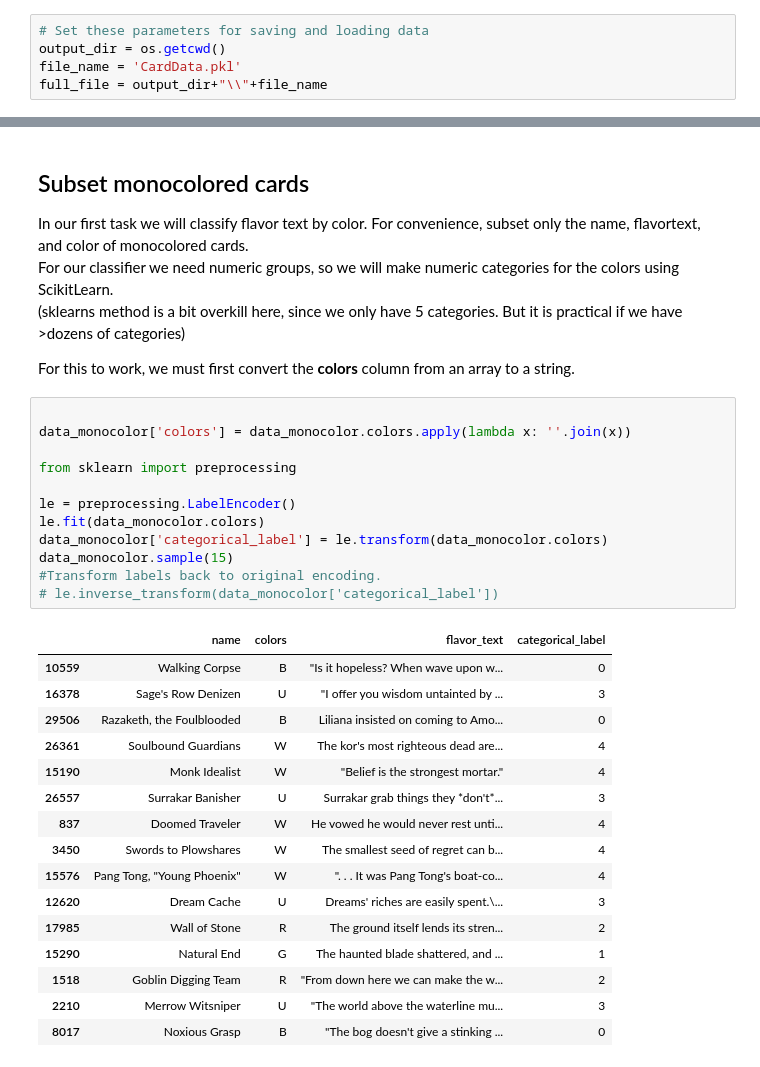
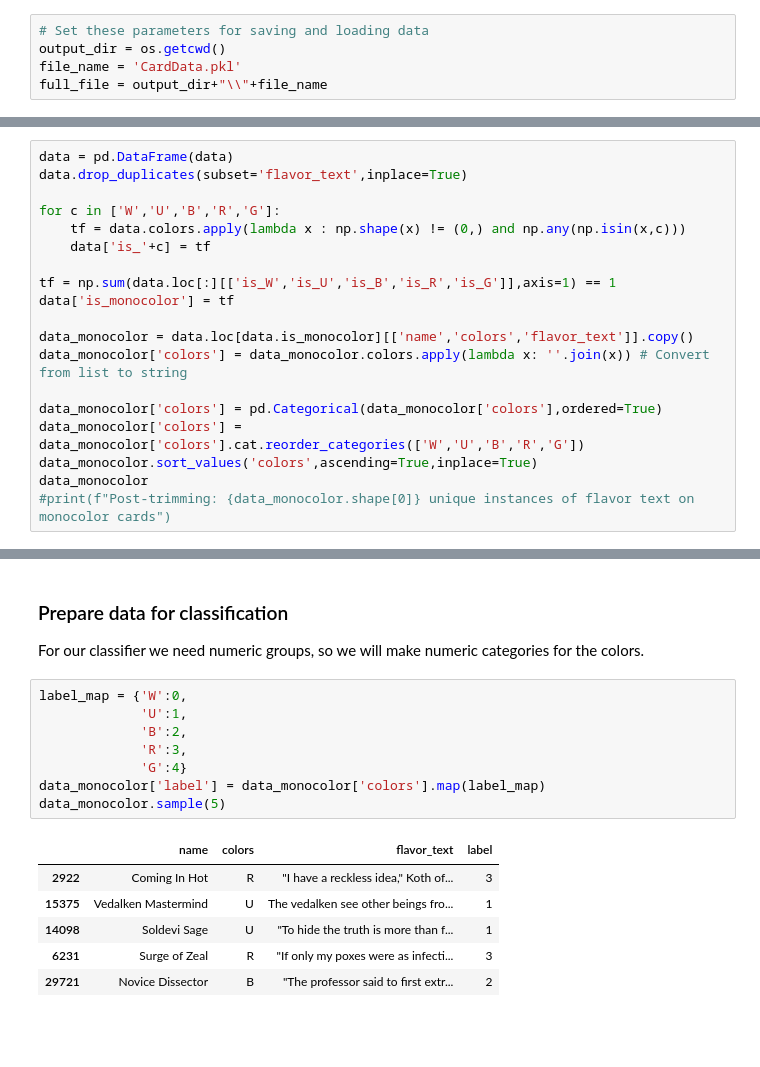
Before and after one commit to ghpetty/MtG_ClassyFlavor, a Jupyter notebook: ClassyFlavor_Main.ipynb, the cells around one changed output, grey strips where cells are left out. Drawn from its saved outputs; the diff is of its cells as text; blank space fills up the shorter version.

```diff
--- a/ClassyFlavor_Main.ipynb
+++ b/ClassyFlavor_Main.ipynb
@@ -108,0 +71,19 @@ data_monocolor.reset_index(drop=True, inplace=True)
+# %%
+data = pd.DataFrame(data)
+data.drop_duplicates(subset='flavor_text',inplace=True)
+
+for c in ['W','U','B','R','G']:
+    tf = data.colors.apply(lambda x : np.shape(x) != (0,) and np.any(np.isin(x,c)))
+    data['is_'+c] = tf
+
+tf = np.sum(data.loc[:][['is_W','is_U','is_B','is_R','is_G']],axis=1) == 1
+data['is_monocolor'] = tf
+
+data_monocolor = data.loc[data.is_monocolor][['name','colors','flavor_text']].copy()
+data_monocolor['colors'] = data_monocolor.colors.apply(lambda x: ''.join(x)) # Convert from list to string
+
+data_monocolor['colors'] = pd.Categorical(data_monocolor['colors'],ordered=True)
+data_monocolor['colors'] = data_monocolor['colors'].cat.reorder_categories(['W','U','B','R','G'])
+data_monocolor.sort_values('colors',ascending=True,inplace=True)
+data_monocolor
+#print(f"Post-trimming: {data_monocolor.shape[0]} unique instances of flavor text on monocolor cards")
@@ -109,36 +104,19 @@ data_monocolor.reset_index(drop=True, inplace=True)
 # %% [markdown]
-## Subset monocolored cards
-In our first task we will classify flavor text by color. For convenience, subset only the name, flavortext, and color of monocolored cards.\
-For our classifier we need numeric groups, so we will make numeric categories for the colors using ScikitLearn.\
-(sklearns method is a bit overkill here, since we only have 5 categories. But it is practical if we have >dozens of categories)
+### Prepare data for classification
 
-For this to work, we must first convert the **colors** column from an array to a string.
+For our classifier we need numeric groups, so we will make numeric categories for the colors.
 # %%
-
-data_monocolor['colors'] = data_monocolor.colors.apply(lambda x: ''.join(x))
-
-from sklearn import preprocessing
-
-le = preprocessing.LabelEncoder()
-le.fit(data_monocolor.colors)
-data_monocolor['categorical_label'] = le.transform(data_monocolor.colors)
-data_monocolor.sample(15)
-#Transform labels back to original encoding.
-# le.inverse_transform(data_monocolor['categorical_label'])
+label_map = {'W':0,
+             'U':1,
+             'B':2,
+             'R':3,
+             'G':4}
+data_monocolor['label'] = data_monocolor['colors'].map(label_map)
+data_monocolor.sample(5)
 # %% [output]
-|  | name | colors | flavor_text | categorical_label |
-| 10559 | Walking Corpse | B | "Is it hopeless? When wave upon w... | 0 |
-| 16378 | Sage's Row Denizen | U | "I offer you wisdom untainted by ... | 3 |
-| 29506 | Razaketh, the Foulblooded | B | Liliana insisted on coming to Amo... | 0 |
-| 26361 | Soulbound Guardians | W | The kor's most righteous dead are... | 4 |
-| 15190 | Monk Idealist | W | "Belief is the strongest mortar." | 4 |
-| 26557 | Surrakar Banisher | U | Surrakar grab things they *don't*... | 3 |
-| 837 | Doomed Traveler | W | He vowed he would never rest unti... | 4 |
-| 3450 | Swords to Plowshares | W | The smallest seed of regret can b... | 4 |
-| 15576 | Pang Tong, "Young Phoenix" | W | ". . . It was Pang Tong's boat-co... | 4 |
-| 12620 | Dream Cache | U | Dreams' riches are easily spent.\... | 3 |
-| 17985 | Wall of Stone | R | The ground itself lends its stren... | 2 |
-| 15290 | Natural End | G | The haunted blade shattered, and ... | 1 |
-| 1518 | Goblin Digging Team | R | "From down here we can make the w... | 2 |
-| 2210 | Merrow Witsniper | U | "The world above the waterline mu... | 3 |
-| 8017 | Noxious Grasp | B | "The bog doesn't give a stinking ... | 0 |
+|  | name | colors | flavor_text | label |
+| 2922 | Coming In Hot | R | "I have a reckless idea," Koth of... | 3 |
+| 15375 | Vedalken Mastermind | U | The vedalken see other beings fro... | 1 |
+| 14098 | Soldevi Sage | U | "To hide the truth is more than f... | 1 |
+| 6231 | Surge of Zeal | R | "If only my poxes were as infecti... | 3 |
+| 29721 | Novice Dissector | B | "The professor said to first extr... | 2 |
```
Also changed, not shown: parts of 22 cells of this notebook.
